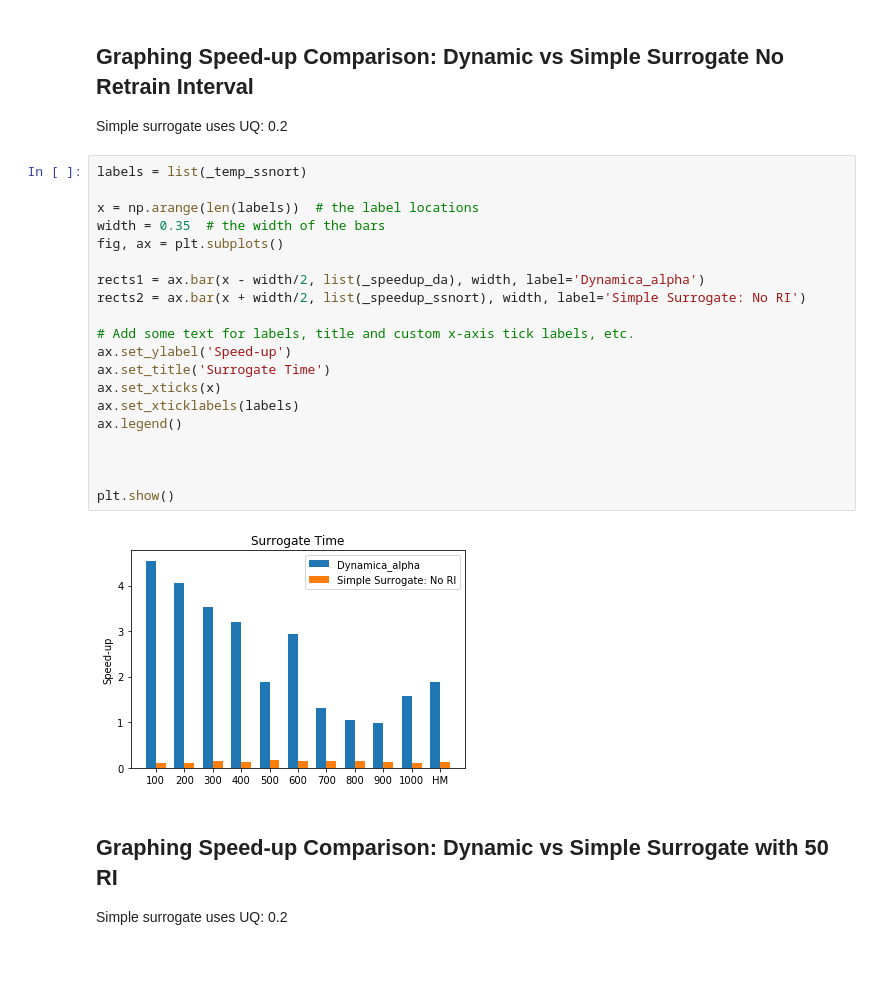
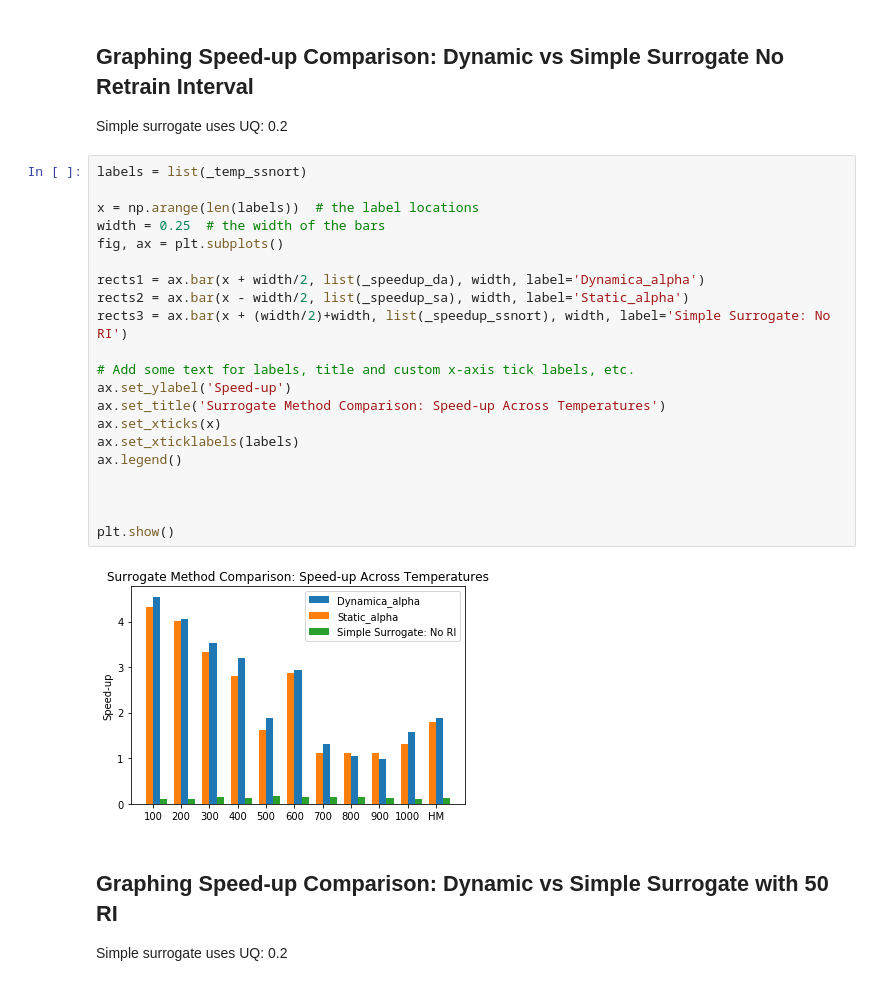
Before and after one commit to YulianaGomez/proxima_analysis, a Jupyter notebook: notebooks/Speedup_bar_chart.ipynb, the cells around one changed output. Cells and saved outputs as stored; diff of their text form.

Commit message:
third bar for simple surrogate comparison

```diff
--- a/notebooks/Speedup_bar_chart.ipynb
+++ b/notebooks/Speedup_bar_chart.ipynb
@@ -72,25 +72,26 @@ Simple surrogate uses UQ: 0.2
 # %%
 labels = list(_temp_ssnort)
 
 x = np.arange(len(labels))  # the label locations
-width = 0.35  # the width of the bars
+width = 0.25  # the width of the bars
 fig, ax = plt.subplots()
 
-rects1 = ax.bar(x - width/2, list(_speedup_da), width, label='Dynamica_alpha')
-rects2 = ax.bar(x + width/2, list(_speedup_ssnort), width, label='Simple Surrogate: No RI')
+rects1 = ax.bar(x + width/2, list(_speedup_da), width, label='Dynamica_alpha')
+rects2 = ax.bar(x - width/2, list(_speedup_sa), width, label='Static_alpha')
+rects3 = ax.bar(x + (width/2)+width, list(_speedup_ssnort), width, label='Simple Surrogate: No RI')
 
 # Add some text for labels, title and custom x-axis tick labels, etc.
 ax.set_ylabel('Speed-up')
-ax.set_title('Surrogate Time')
+ax.set_title('Surrogate Method Comparison: Speed-up Across Temperatures')
 ax.set_xticks(x)
 ax.set_xticklabels(labels)
 ax.legend()
 
 
 
 plt.show()
 # %% [output]
-[figure, old version]
+[figure, new version]
 # %% [markdown]
 ## Graphing Speed-up Comparison: Dynamic vs Simple Surrogate with 50 RI
 Simple surrogate uses UQ: 0.2
```
